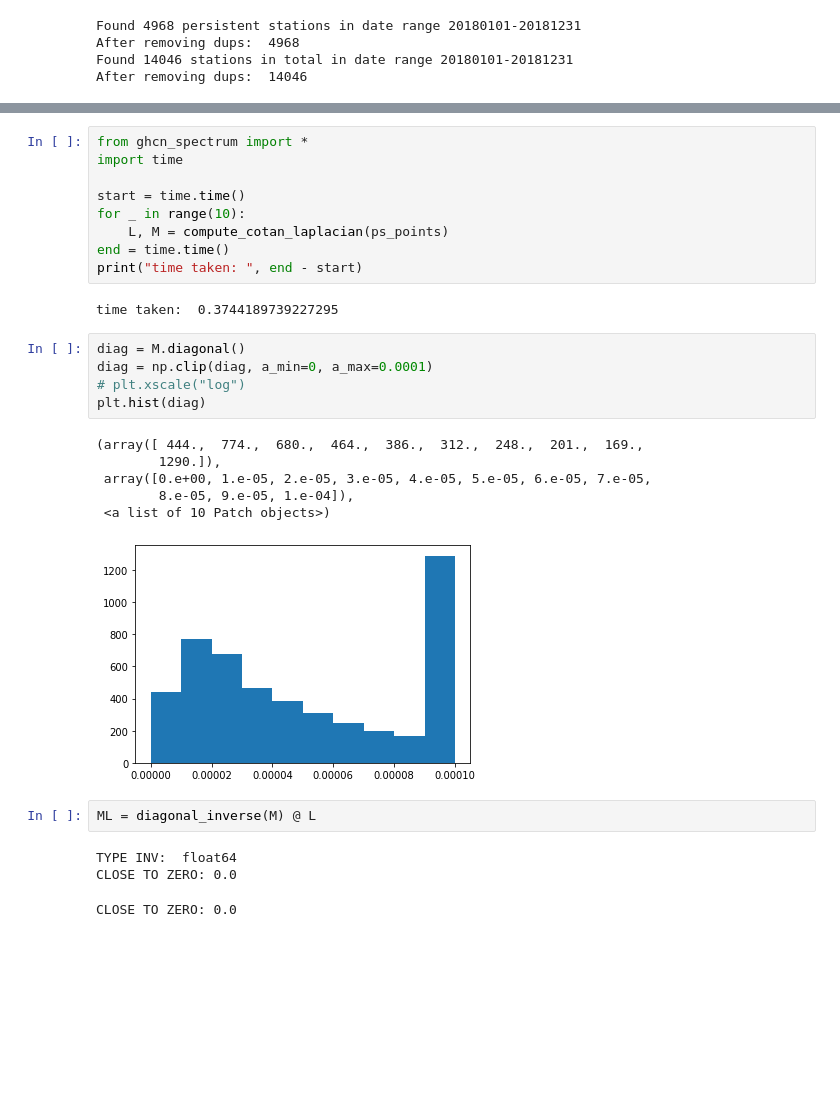
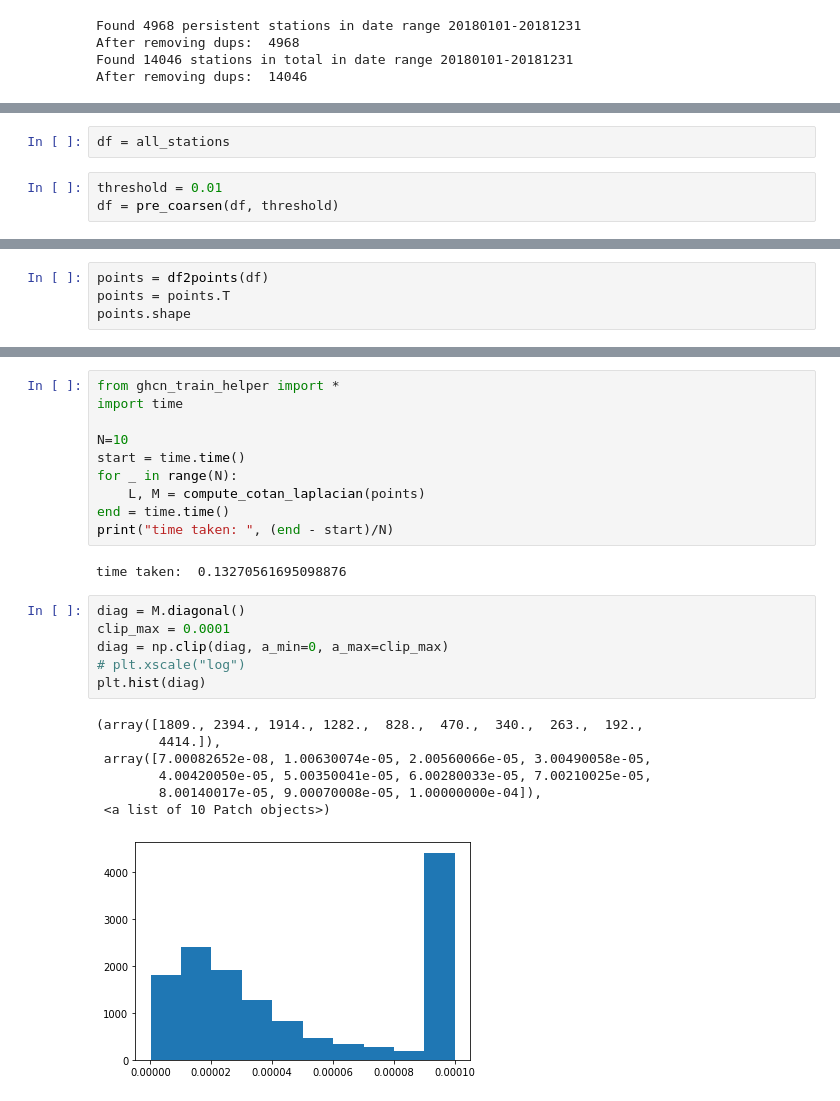
Before and after one commit to haasdo95/transphere, a Jupyter notebook: guohao/ghcn_helper_spectrum.ipynb, the cells around one changed output, grey strips where cells are left out. Drawn from its saved outputs; the diff is of its cells as text; blank space fills up the shorter version.

Commit message:
done pre-coarsening

```diff
--- a/guohao/ghcn_helper_spectrum.ipynb
+++ b/guohao/ghcn_helper_spectrum.ipynb
@@ -37,0 +22,5 @@ array([[-0.66421637,  0.42899735, -0.61219106],
+# %%
+df = all_stations
+# %%
+threshold = 0.01
+df = pre_coarsen(df, threshold)
@@ -37,0 +45,4 @@ array([[-0.66421637,  0.42899735, -0.61219106],
+# %%
+points = df2points(df)
+points = points.T
+points.shape
@@ -52,29 +64,26 @@ mesh.export("all_stations.obj")
 # %%
-from ghcn_spectrum import *
+from ghcn_train_helper import *
 import time
 
+N=10
 start = time.time()
-for _ in range(10):
-    L, M = compute_cotan_laplacian(ps_points)
+for _ in range(N):
+    L, M = compute_cotan_laplacian(points)
 end = time.time()
-print("time taken: ", end - start)
+print("time taken: ", (end - start)/N)
 # %% [output]
-time taken:  0.3744189739227295
+time taken:  0.13270561695098876
 # %%
 diag = M.diagonal()
-diag = np.clip(diag, a_min=0, a_max=0.0001)
+clip_max = 0.0001
+diag = np.clip(diag, a_min=0, a_max=clip_max)
 # plt.xscale("log")
 plt.hist(diag)
 # %% [output]
-(array([ 444.,  774.,  680.,  464.,  386.,  312.,  248.,  201.,  169.,
-        1290.]),
- array([0.e+00, 1.e-05, 2.e-05, 3.e-05, 4.e-05, 5.e-05, 6.e-05, 7.e-05,
-        8.e-05, 9.e-05, 1.e-04]),
+(array([1809., 2394., 1914., 1282.,  828.,  470.,  340.,  263.,  192.,
+        4414.]),
+ array([7.00082652e-08, 1.00630074e-05, 2.00560066e-05, 3.00490058e-05,
+        4.00420050e-05, 5.00350041e-05, 6.00280033e-05, 7.00210025e-05,
+        8.00140017e-05, 9.00070008e-05, 1.00000000e-04]),
  <a list of 10 Patch objects>)
-[figure, old version]
+[figure, new version]
-# %%
-ML = diagonal_inverse(M) @ L
-# %% [output]
-TYPE INV:  float64
-CLOSE TO ZERO: 0.0
-CLOSE TO ZERO: 0.0
```
Also changed, not shown: parts of 10 cells of this notebook, 4 other files.
